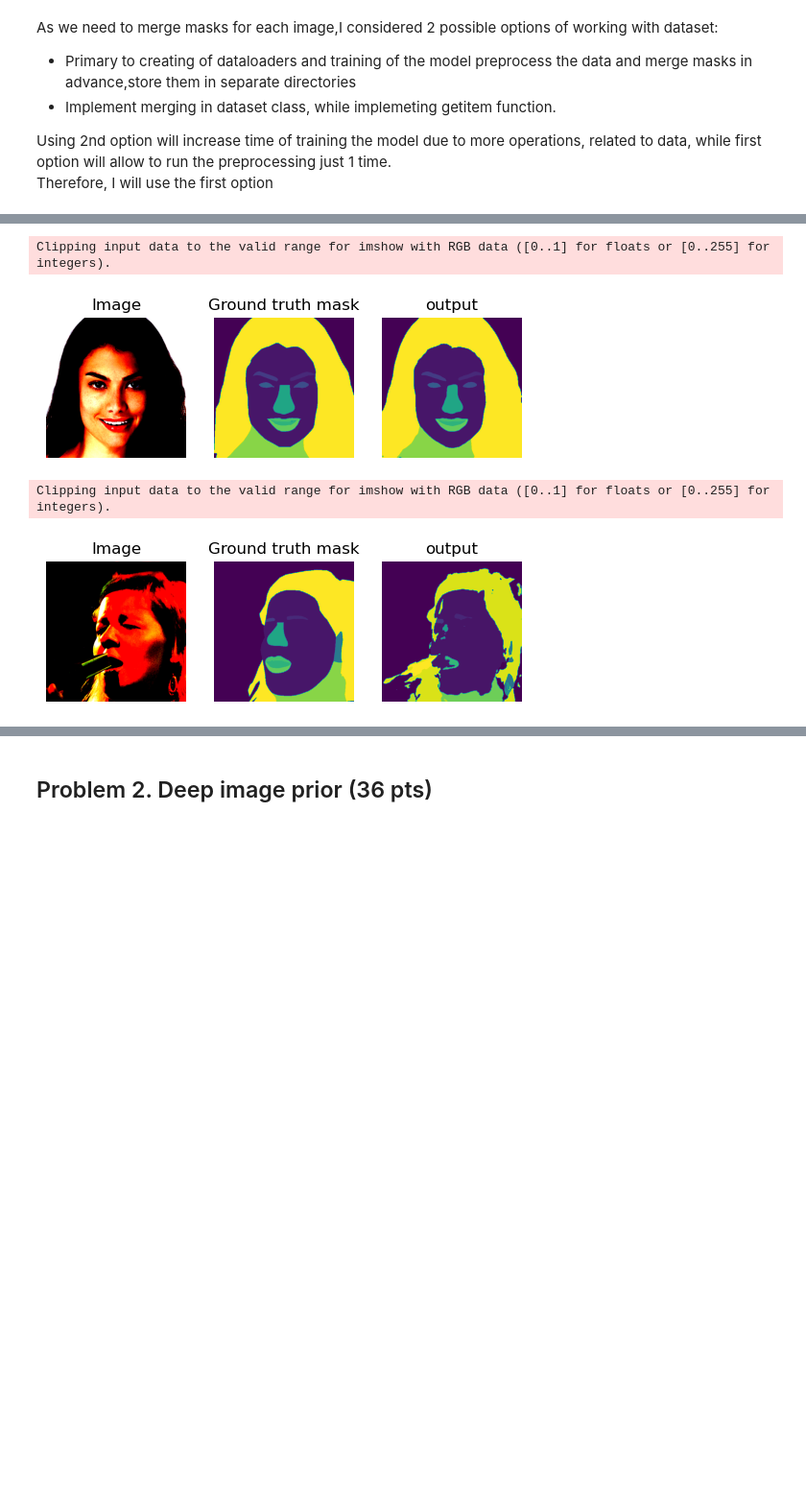
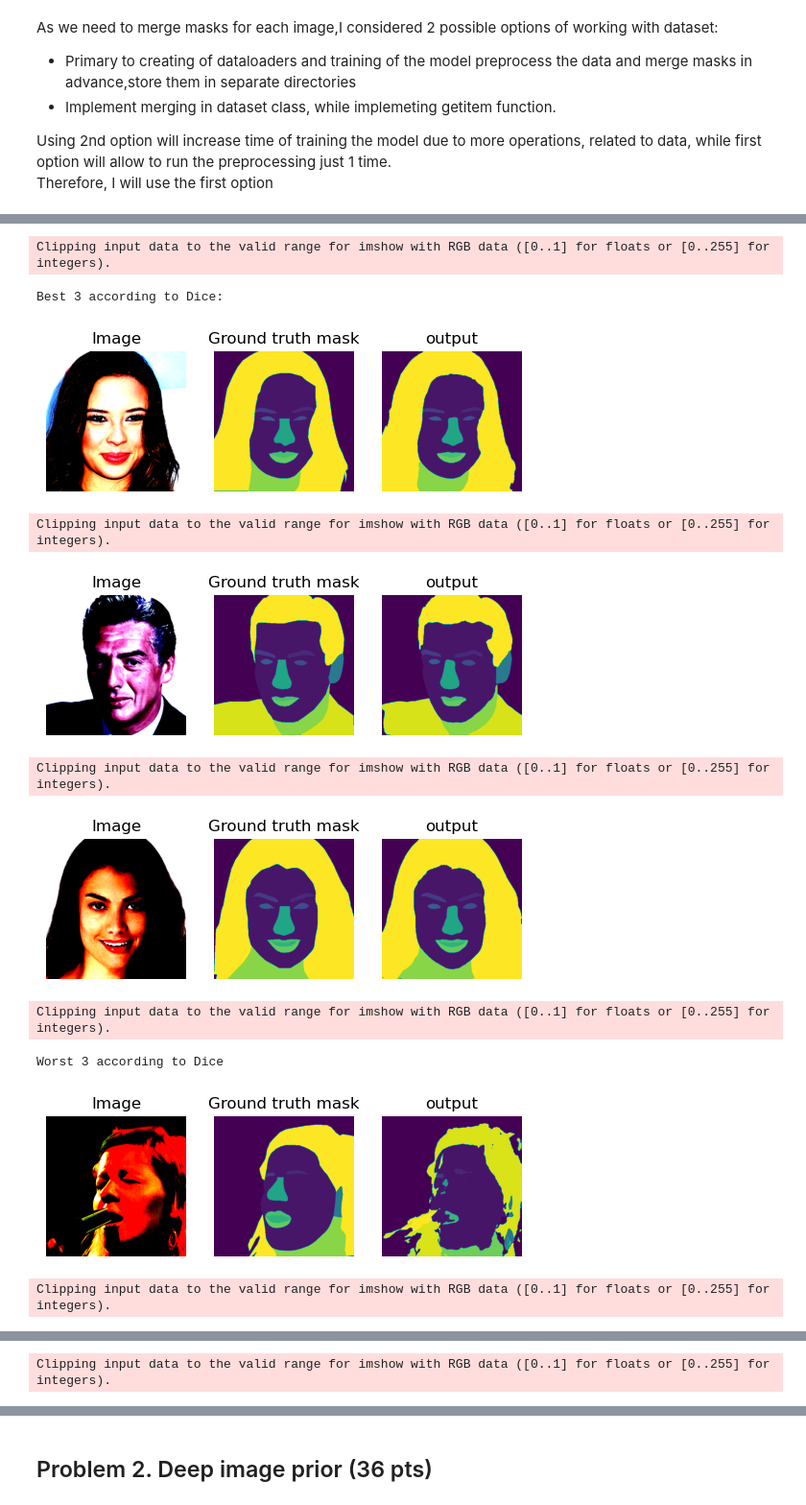
Before and after one commit to LoneWayfarer/DL_course, a Jupyter notebook: HW2/hw2.ipynb, the cells around one changed output, grey strips where cells are left out. Shown at 96% size. Cells and saved outputs as stored; diff of their text form; code cells hidden in the pictures; blank space fills up the shorter version.

```diff
--- a/HW2/hw2.ipynb
+++ b/HW2/hw2.ipynb
@@ -122,5 +140,5 @@ draw_mask_image(im,mask)
 # %%
-pd_dataset_cut = pd.read_csv('./celeb_train_test_split.csv')
+pd_dataset_cut = pd.read_csv('./dataset_cut/celeb_train_test_split.csv')
 test_ds = pd_dataset_cut[pd_dataset_cut['is_train'] == False]
 
 not_test = pd_dataset_cut[pd_dataset_cut['is_train'] == True]
@@ -427,15 +455,30 @@ Mean Dice on test: 0.8454599115739344
 | Mean IoU per class | 0.867506 | 0.913822 | 0.699004 | 0.713242 | 0.797823 | 0.786521 | 0.718573 | 0.674869 | 0.657911 | 0.150963 | 0.875574 | ... |
 | Mean Dice per class | 0.920422 | 0.954175 | 0.806891 | 0.820026 | 0.879802 | 0.871094 | 0.778342 | 0.765330 | 0.747622 | 0.210562 | 0.932680 | ... |
 # %%
-best_dice = np.nanmean(test_scores['dice_per_class'][1:,:],axis=1).argmax()
-worst_dice = np.nanmean(test_scores['dice_per_class'][1:,:],axis=1).argmin()
+dice_sort = np.argsort(np.nanmean(test_scores['dice_per_class'][1:,:],axis=1))
+iou_sort = np.argsort(np.nanmean(test_scores['iou_per_class'][1:,:],axis=1))
-# %%
-draw_mask_image(preds[best_dice]['image'],preds[best_dice]['gt_mask'],preds[best_dice]['out_mask'])
-# %% [output]
-Clipping input data to the valid range for imshow with RGB data ([0..1] for floats or [0..255] for integers).
-[figure, removed]
-# %%
-draw_mask_image(preds[worst_dice]['image'],preds[worst_dice]['gt_mask'],preds[worst_dice]['out_mask'])
-# %% [output]
-Clipping input data to the valid range for imshow with RGB data ([0..1] for floats or [0..255] for integers).
-[figure, removed]
+# %%
+best3_dice = dice_sort[-3:]
+worst3_dice = dice_sort[:3]
+best3_iou = iou_sort[-3:]
+worst3_iou = iou_sort[:3]
+# %%
+print('Best 3 according to Dice:')
+for i in best3_dice.tolist():
+    draw_mask_image(preds[i]['image'],preds[i]['gt_mask'],preds[i]['out_mask'])
+
+print('Worst 3 according to Dice')
+for i in worst3_dice.tolist():
+    draw_mask_image(preds[i]['image'],preds[i]['gt_mask'],preds[i]['out_mask'])
+# %% [output]
+Clipping input data to the valid range for imshow with RGB data ([0..1] for floats or [0..255] for integers).
+Best 3 according to Dice:
+[figure, added]
+Clipping input data to the valid range for imshow with RGB data ([0..1] for floats or [0..255] for integers).
+[figure, added]
+Clipping input data to the valid range for imshow with RGB data ([0..1] for floats or [0..255] for integers).
+[figure, added]
+Clipping input data to the valid range for imshow with RGB data ([0..1] for floats or [0..255] for integers).
+Worst 3 according to Dice
+[figure, added]
+Clipping input data to the valid range for imshow with RGB data ([0..1] for floats or [0..255] for integers).
@@ -441,0 +486 @@ Clipping input data to the valid range for imshow with RGB data ([0..1] for floa
+Clipping input data to the valid range for imshow with RGB data ([0..1] for floats or [0..255] for integers).
```
Also changed, not shown: parts of 23 cells of this notebook.
